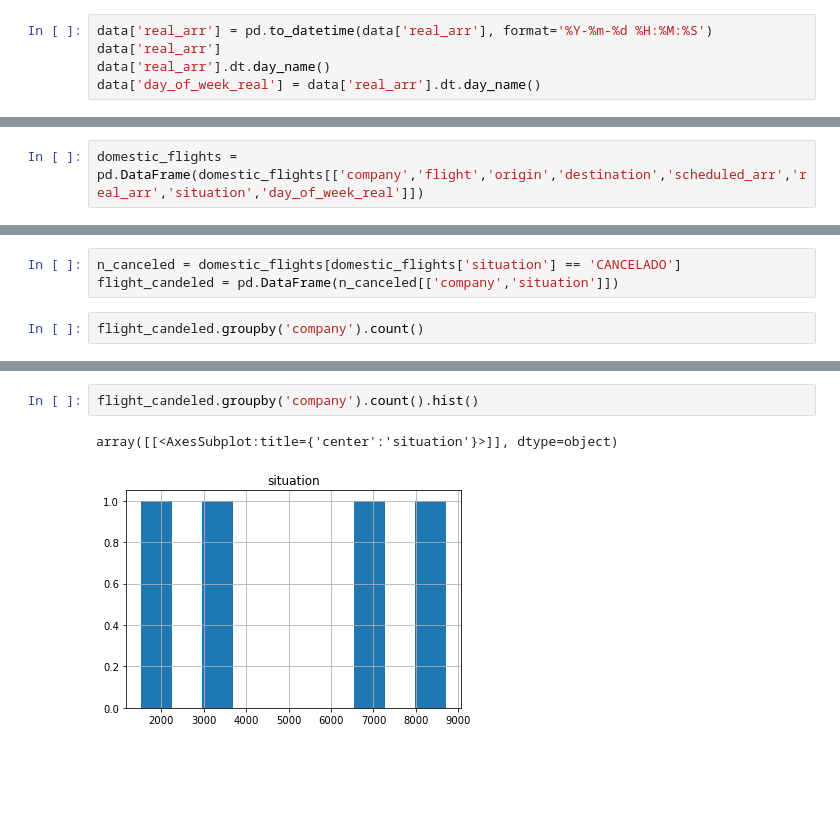
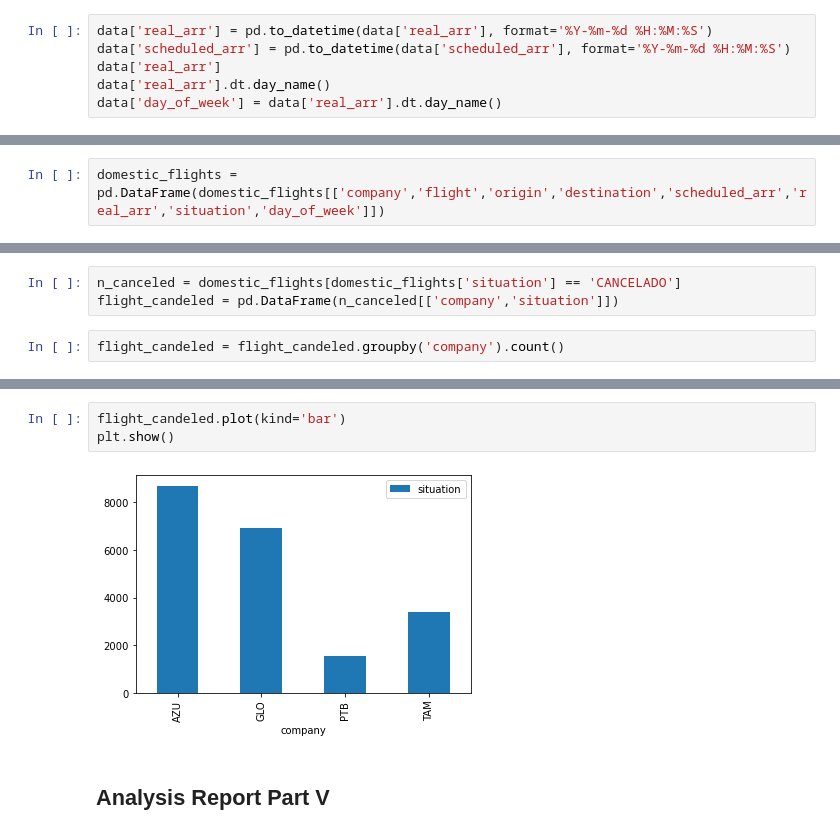
Before and after one commit to GlauberMC/Flights-in-Brazil, a Jupyter notebook: Flights in Brazil.ipynb, the cells around one changed output, grey strips where cells are left out. Cells and saved outputs as stored; diff of their text form; blank space fills up the shorter version.

```diff
--- a/Flights in Brazil.ipynb
+++ b/Flights in Brazil.ipynb
@@ -12,9 +14,10 @@ import matplotlib.pyplot as plt
 data = pd.read_csv('raw_2021.csv', sep=',')
 # %%
 data['real_arr'] = pd.to_datetime(data['real_arr'], format='%Y-%m-%d %H:%M:%S')
+data['scheduled_arr'] = pd.to_datetime(data['scheduled_arr'], format='%Y-%m-%d %H:%M:%S')
 data['real_arr']
 data['real_arr'].dt.day_name()
-data['day_of_week_real'] = data['real_arr'].dt.day_name()
+data['day_of_week'] = data['real_arr'].dt.day_name()
 # %% [markdown]
 ## Reading the data
 # %%
@@ -246,7 +249,7 @@ list(domestic_flights['line_type'].drop_duplicates())
 # %% [markdown]
 ## Analysis Report Part IV -- Flights confirmed and canceled
 # %%
-domestic_flights = pd.DataFrame(domestic_flights[['company','flight','origin','destination','scheduled_arr','real_arr','situation','day_of_week_real']])
+domestic_flights = pd.DataFrame(domestic_flights[['company','flight','origin','destination','scheduled_arr','real_arr','situation','day_of_week']])
 # %%
 domestic_flights.head(10)
 # %% [output]
@@ -328,4 +339,4 @@ array([[<AxesSubplot:title={'center':'situation'}>]], dtype=object)
 n_canceled = domestic_flights[domestic_flights['situation'] == 'CANCELADO']
 flight_candeled = pd.DataFrame(n_canceled[['company','situation']])
 # %%
-flight_candeled.groupby('company').count()
+flight_candeled = flight_candeled.groupby('company').count()
@@ -339,5 +343,7 @@ flight_candeled.groupby('company').count()
 # %%
-flight_candeled.groupby('company').count().hist()
+flight_candeled.plot(kind='bar')
+plt.show()
 # %% [output]
-array([[<AxesSubplot:title={'center':'situation'}>]], dtype=object)
-[figure, old version]
+[figure, new version]
+# %% [markdown]
+## Analysis Report Part V
```
Also changed, not shown: parts of 27 cells of this notebook.
